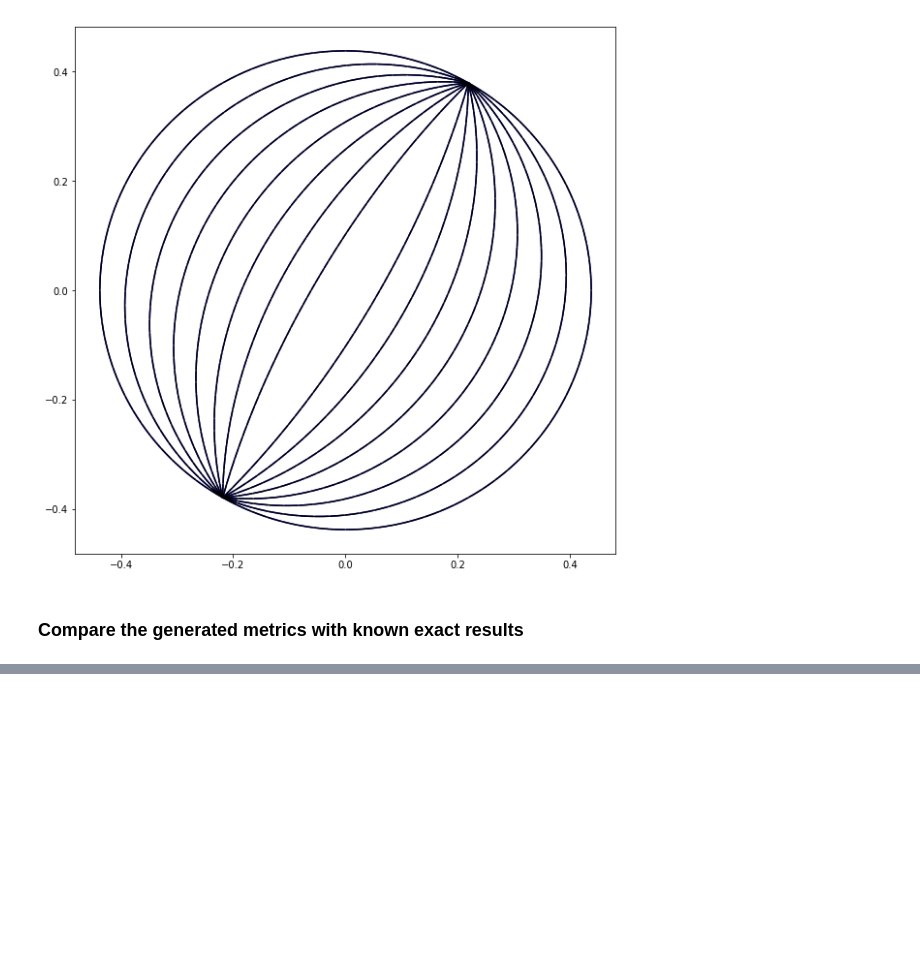
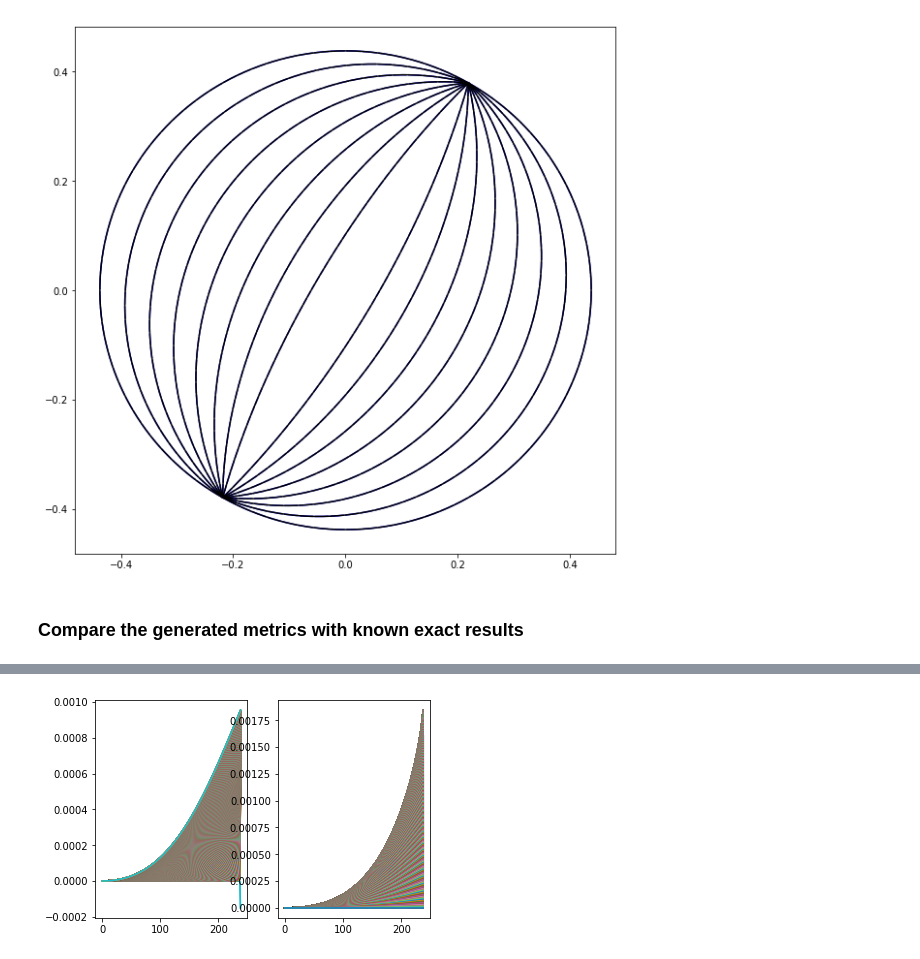
Before and after one commit to nikizadehgfdl/grid_generation, a Jupyter notebook: jupyter_northern_bipole_cap_grid.ipynb, the cells around one changed output, grey strips where cells are left out. Saved outputs shown, nothing was run; the diff lists cells and outputs as text; code cells hidden in the pictures; blank space fills up the shorter version.

```diff
--- a/jupyter_northern_bipole_cap_grid.ipynb
+++ b/jupyter_northern_bipole_cap_grid.ipynb
@@ -647,0 +704,26 @@ plt.plot(phis1-phis_MIDAS);
+# %%
+def generate_grid_metrics_latlon(x,y,Re=_default_Re):
+    R = Ni / (2 * np.pi)
+    hlon_inv = Re*np.cos(y*PI_180)
+    hlat_inv = Re
+    dx = mdist(np.roll(x,shift=-1,axis=1),x)
+    dy = np.roll(y,shift=-1,axis=0)-y
+    dx=PI_180*dx*hlon_inv
+    dy=PI_180*dy*hlat_inv
+    #delete the last element (undetermined)
+    #print(dx.shape)(221, 2881)
+    dx=dx[:,:-1]
+    dy=dy[:-1,:]
+    #print(dx.shape)(221, 2880)
+
+    return dx,dy
+
+#because of the backward step in generating the grid hlat is the same as for a latlon grid
+dxl,dyl = generate_grid_metrics_latlon(lams1,phis1,Re=1)
+
+plt.subplot(1, 2, 1)
+plt.plot(dx1-dxl);
+plt.subplot(1, 2, 2)
+plt.plot(dy1-dyl);
+# %% [output]
+[figure, added]
```
Also changed, not shown: parts of 7 cells of this notebook, 1 other file.
